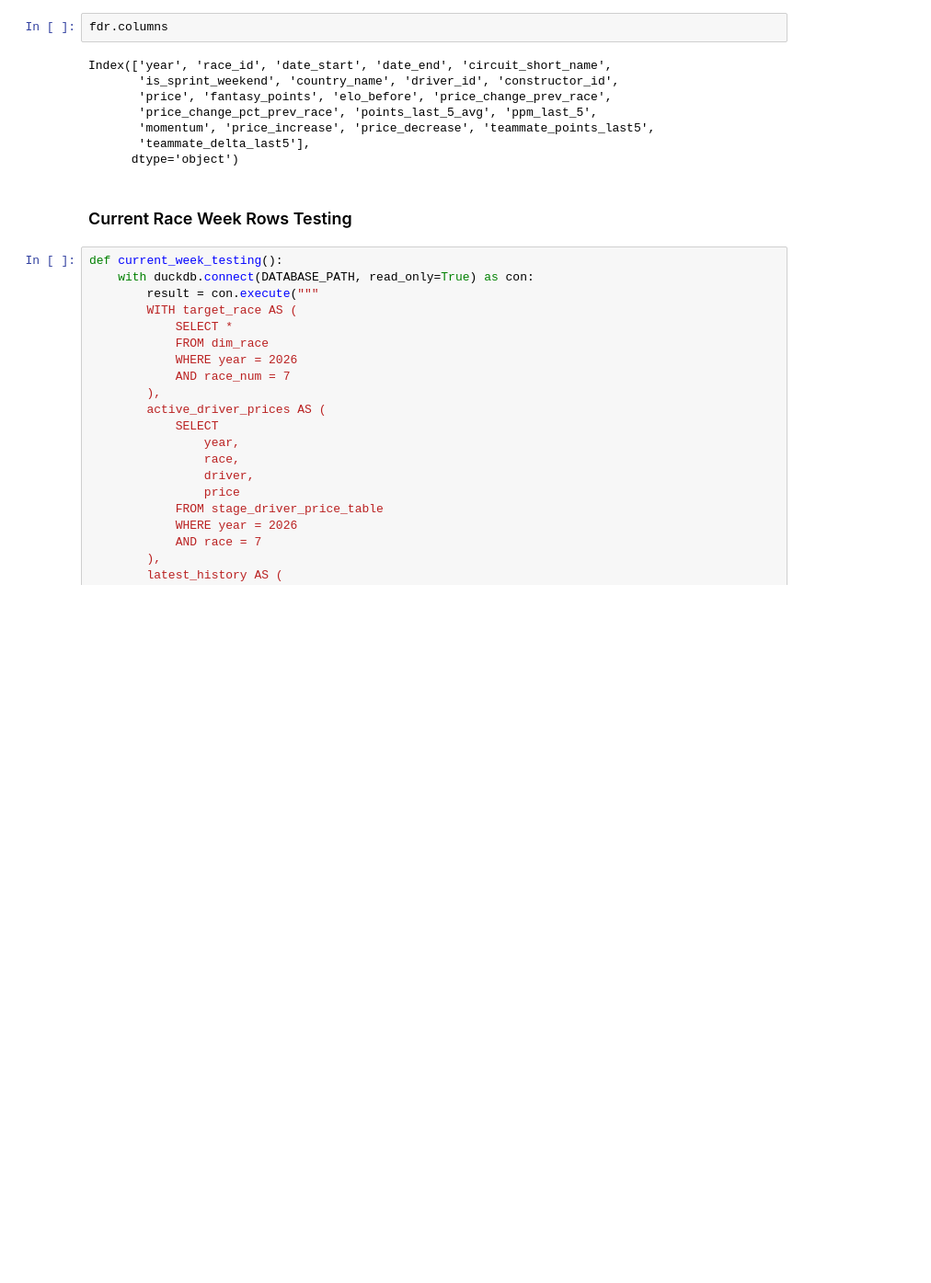
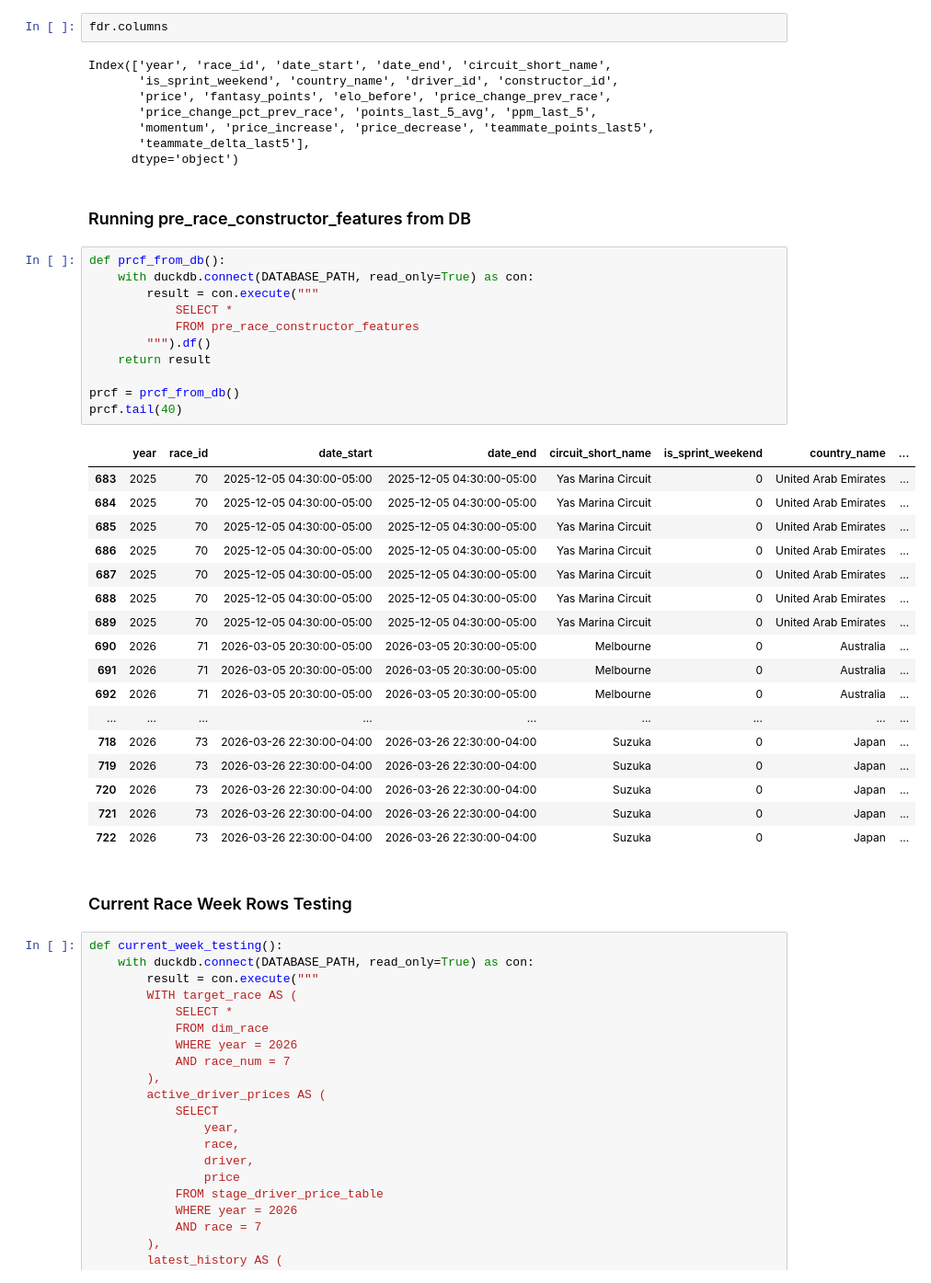
Before and after one commit to jguptil1/F1Fantasy, a Jupyter notebook: src/ingestion/database_testing.ipynb, the cells around one changed output. Shown at 92% size. Saved outputs shown, nothing was run; the diff lists cells and outputs as text; blank space fills up the shorter version.

```diff
--- a/src/ingestion/database_testing.ipynb
+++ b/src/ingestion/database_testing.ipynb
@@ -1530,6 +1550,37 @@ Index(['year', 'race_id', 'date_start', 'date_end', 'circuit_short_name',
        'momentum', 'price_increase', 'price_decrease', 'teammate_points_last5',
        'teammate_delta_last5'],
       dtype='object')
+# %% [markdown]
+### Running pre_race_constructor_features from DB
+# %%
+def prcf_from_db():
+    with duckdb.connect(DATABASE_PATH, read_only=True) as con:
+        result = con.execute("""
+            SELECT *
+            FROM pre_race_constructor_features
+        """).df()
+    return result
+
+prcf = prcf_from_db()
+prcf.tail(40)
+# %% [output]
+|  | year | race_id | date_start | date_end | circuit_short_name | is_sprint_weekend | country_name | ... |
+| 683 | 2025 | 70 | 2025-12-05 04:30:00-05:00 | 2025-12-05 04:30:00-05:00 | Yas Marina Circuit | 0 | United Arab Emirates | ... |
+| 684 | 2025 | 70 | 2025-12-05 04:30:00-05:00 | 2025-12-05 04:30:00-05:00 | Yas Marina Circuit | 0 | United Arab Emirates | ... |
+| 685 | 2025 | 70 | 2025-12-05 04:30:00-05:00 | 2025-12-05 04:30:00-05:00 | Yas Marina Circuit | 0 | United Arab Emirates | ... |
+| 686 | 2025 | 70 | 2025-12-05 04:30:00-05:00 | 2025-12-05 04:30:00-05:00 | Yas Marina Circuit | 0 | United Arab Emirates | ... |
+| 687 | 2025 | 70 | 2025-12-05 04:30:00-05:00 | 2025-12-05 04:30:00-05:00 | Yas Marina Circuit | 0 | United Arab Emirates | ... |
+| 688 | 2025 | 70 | 2025-12-05 04:30:00-05:00 | 2025-12-05 04:30:00-05:00 | Yas Marina Circuit | 0 | United Arab Emirates | ... |
+| 689 | 2025 | 70 | 2025-12-05 04:30:00-05:00 | 2025-12-05 04:30:00-05:00 | Yas Marina Circuit | 0 | United Arab Emirates | ... |
+| 690 | 2026 | 71 | 2026-03-05 20:30:00-05:00 | 2026-03-05 20:30:00-05:00 | Melbourne | 0 | Australia | ... |
+| 691 | 2026 | 71 | 2026-03-05 20:30:00-05:00 | 2026-03-05 20:30:00-05:00 | Melbourne | 0 | Australia | ... |
+| 692 | 2026 | 71 | 2026-03-05 20:30:00-05:00 | 2026-03-05 20:30:00-05:00 | Melbourne | 0 | Australia | ... |
+| ... | ... | ... | ... | ... | ... | ... | ... | ... |
+| 718 | 2026 | 73 | 2026-03-26 22:30:00-04:00 | 2026-03-26 22:30:00-04:00 | Suzuka | 0 | Japan | ... |
+| 719 | 2026 | 73 | 2026-03-26 22:30:00-04:00 | 2026-03-26 22:30:00-04:00 | Suzuka | 0 | Japan | ... |
+| 720 | 2026 | 73 | 2026-03-26 22:30:00-04:00 | 2026-03-26 22:30:00-04:00 | Suzuka | 0 | Japan | ... |
+| 721 | 2026 | 73 | 2026-03-26 22:30:00-04:00 | 2026-03-26 22:30:00-04:00 | Suzuka | 0 | Japan | ... |
+| 722 | 2026 | 73 | 2026-03-26 22:30:00-04:00 | 2026-03-26 22:30:00-04:00 | Suzuka | 0 | Japan | ... |
 # %% [markdown]
 ### Current Race Week Rows Testing
 # %%
```
Also changed, not shown: parts of 15 cells of this notebook, 9 other files.
